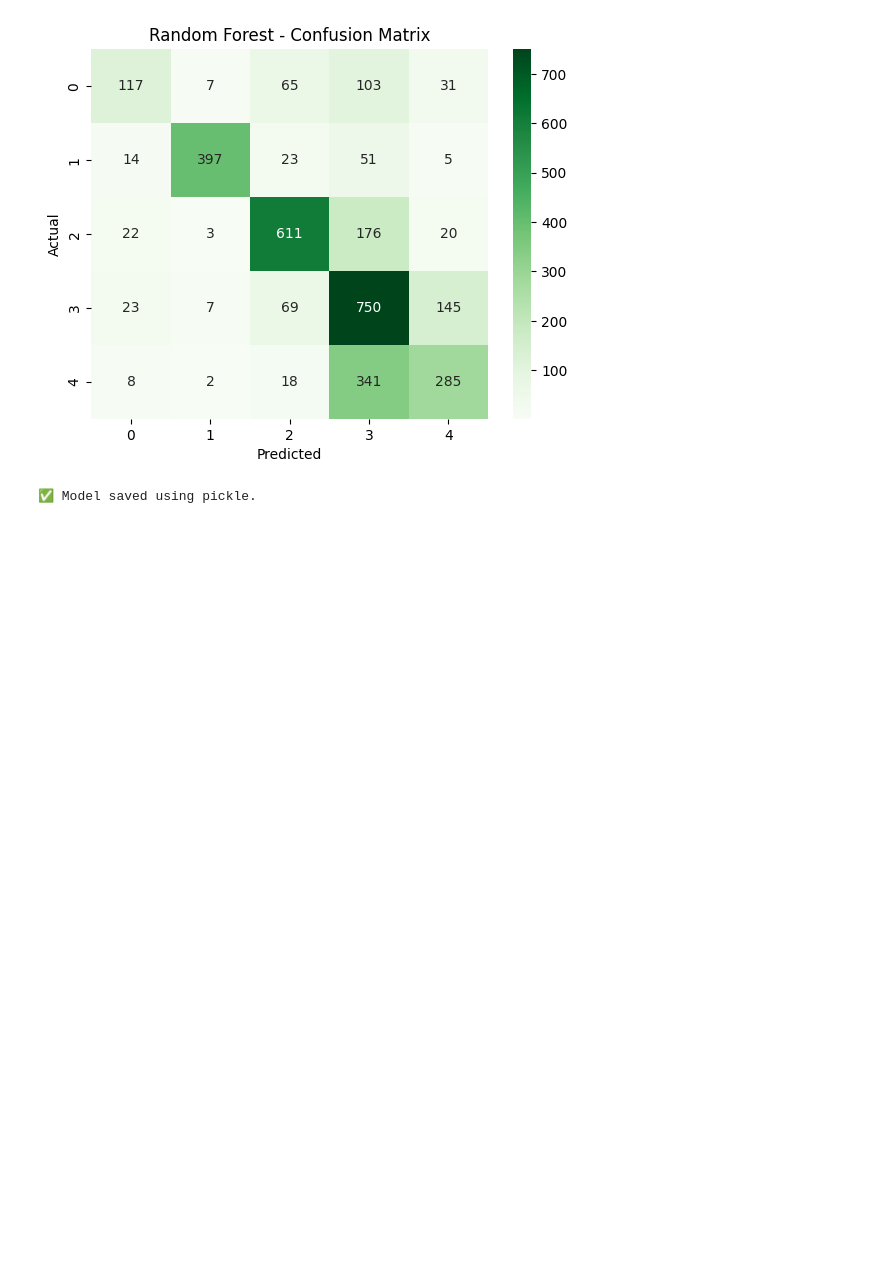
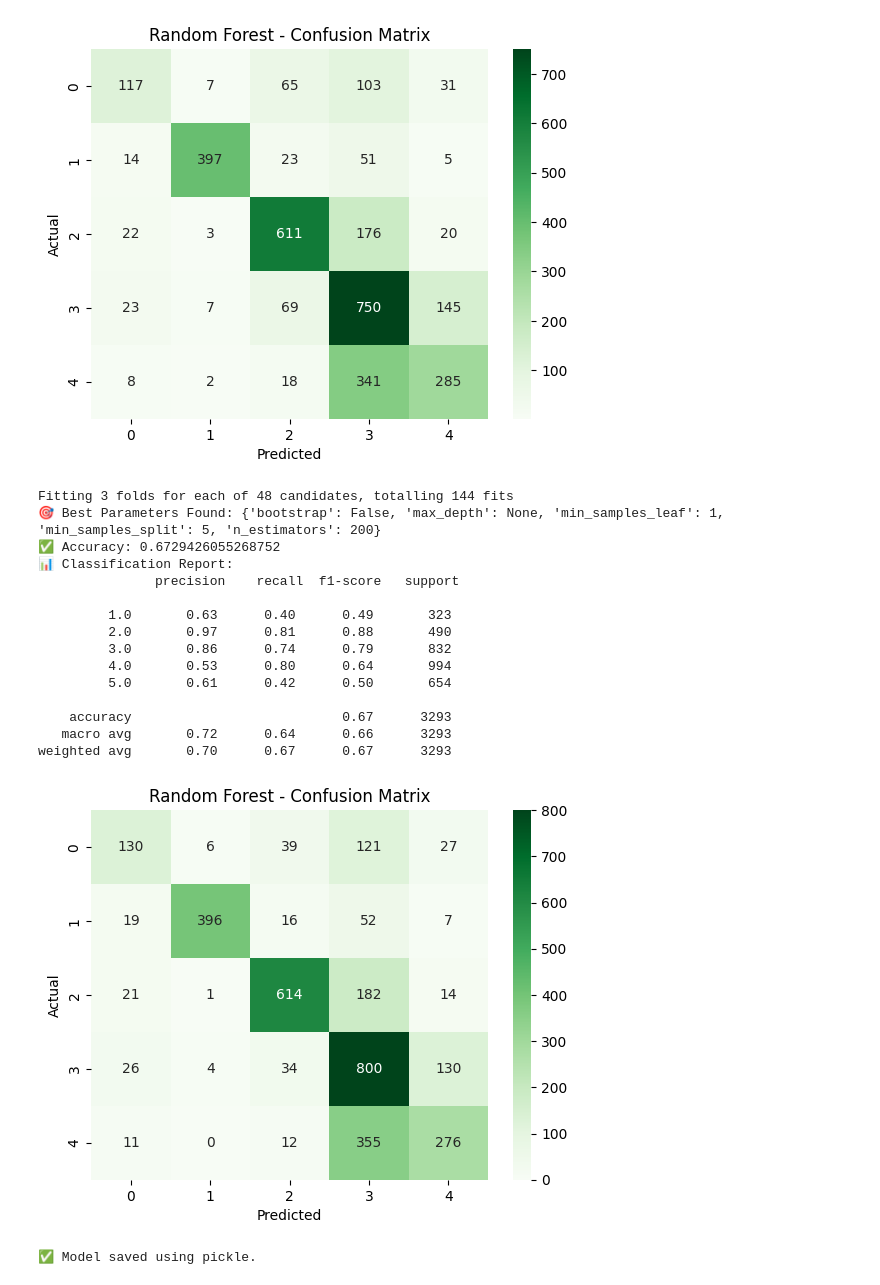
Before and after one commit to rajasak/Automated-Review-Rating-System, a Jupyter notebook: notebooks/imbalanced_train.ipynb, the cells around one changed output. Cells and saved outputs as stored; diff of their text form; code cells hidden in the pictures; blank space fills up the shorter version.

```diff
--- a/notebooks/imbalanced_train.ipynb
+++ b/notebooks/imbalanced_train.ipynb
@@ -128,7 +128,7 @@ memory usage: 80.2+ KB
 #Filter out reviews with: Fewer than 3 words and Excessively long text
 
 train_df['Word_Count'] = train_df['Review'].astype(str).apply(lambda x: len(x.split()))
-train_df = train_df[(train_df['Word_Count'] >= 3) & (train_df['Word_Count'] <= 100)]
+train_df = train_df[(train_df['Word_Count'] >= 2) & (train_df['Word_Count'] <= 100)]
 
 
 X_train = train_df['Review']
@@ -136,7 +136,7 @@ y_train = train_df['Rating']
 # %%
 #Filter out reviews with: Fewer than 3 words and Excessively long text
 test_df['Word_Count'] = test_df['Review'].astype(str).apply(lambda x: len(x.split()))
-test_df = test_df[(test_df['Word_Count'] >= 3) & (test_df['Word_Count'] <= 100)]
+test_df = test_df[(test_df['Word_Count'] >= 2) & (test_df['Word_Count'] <= 100)]
 
 
 X_test = test_df['Review']
@@ -284,6 +270,66 @@ Classification Report:
    macro avg       0.70      0.62      0.64      3293
 weighted avg       0.68      0.66      0.65      3293
 [figure]
+# %%
+from sklearn.ensemble import RandomForestClassifier
+from sklearn.model_selection import GridSearchCV
+from sklearn.metrics import accuracy_score, classification_report, confusion_matrix
+import seaborn as sns
+import matplotlib.pyplot as plt
+
+# Define the parameter grid
+param_grid = {
+    'n_estimators': [100, 200],
+    'max_depth': [None, 10, 20],
+    'min_samples_split': [2, 5],
+    'min_samples_leaf': [1, 2],
+    'bootstrap': [True, False]
+}
+
+# Initialize RandomForestClassifier
+rf = RandomForestClassifier(random_state=42)
+
+# Setup GridSearchCV
+grid_search = GridSearchCV(estimator=rf, param_grid=param_grid,
+                           cv=3, n_jobs=-1, verbose=1, scoring='accuracy')
+
+# Fit on training data
+grid_search.fit(Xtrain_vec, y_train)
+
+# Best model
+best_rf = grid_search.best_estimator_
+
+# Predict
+y_pred_rf = best_rf.predict(Xtest_vec)
+
+# Evaluation
+print(" Best Parameters Found:", grid_search.best_params_)
+print(" Accuracy:", accuracy_score(y_test, y_pred_rf))
+print(" Classification Report:\n", classification_report(y_test, y_pred_rf))
+
+# Confusion Matrix
+sns.heatmap(confusion_matrix(y_test, y_pred_rf), annot=True, fmt="d", cmap="Greens")
+plt.title("Random Forest - Confusion Matrix")
+plt.xlabel("Predicted")
+plt.ylabel("Actual")
+plt.show()
+# %% [output]
+Fitting 3 folds for each of 48 candidates, totalling 144 fits
+🎯 Best Parameters Found: {'bootstrap': False, 'max_depth': None, 'min_samples_leaf': 1, 'min_samples_split': 5, 'n_estimators': 200}
+✅ Accuracy: 0.6729426055268752
+📊 Classification Report:
+               precision    recall  f1-score   support
+
+         1.0       0.63      0.40      0.49       323
+         2.0       0.97      0.81      0.88       490
+         3.0       0.86      0.74      0.79       832
+         4.0       0.53      0.80      0.64       994
+         5.0       0.61      0.42      0.50       654
+
+    accuracy                           0.67      3293
+   macro avg       0.72      0.64      0.66      3293
+weighted avg       0.70      0.67      0.67      3293
+[figure, added]
 # %%
 import pickle
 
```
Also changed, not shown: parts of 6 cells of this notebook.
